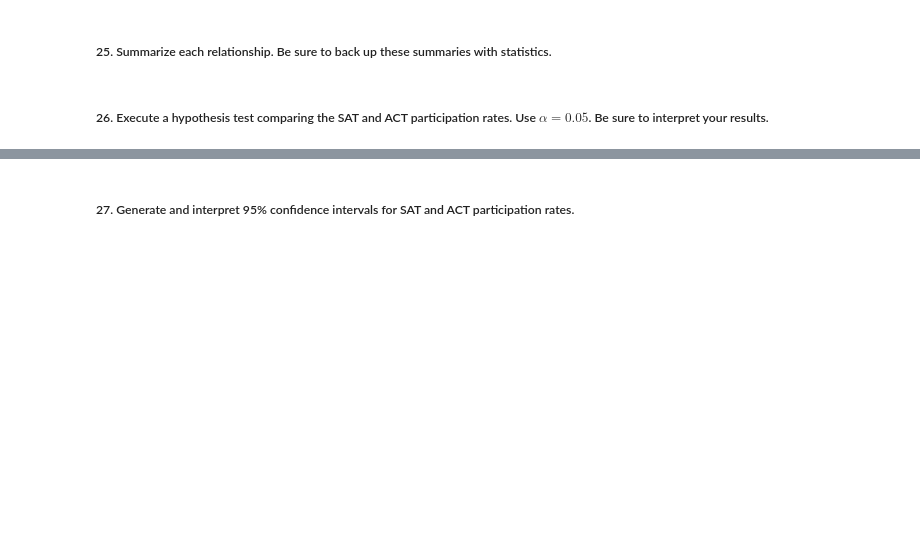
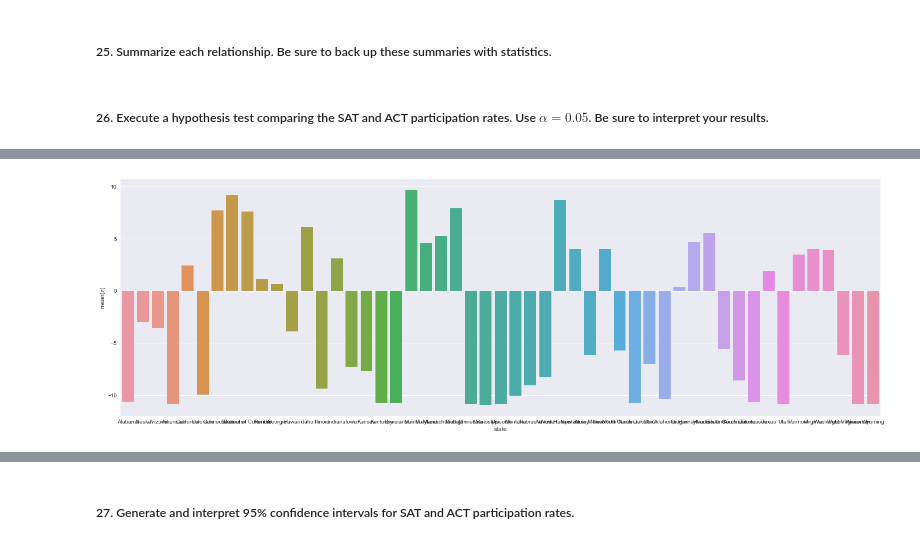
Before and after one commit to helencai62/SAT_participation_project, a Jupyter notebook: code/starter-code.ipynb, the cells around one changed output, grey strips where cells are left out. Saved outputs shown, nothing was run; the diff lists cells and outputs as text; code cells hidden in the pictures; blank space fills up the shorter version.

```diff
--- a/code/starter-code.ipynb
+++ b/code/starter-code.ipynb
@@ -605,0 +583,19 @@ see above in 20)
+# %%
+#mu we are setting to be the null hypothetical difference between SAT and ACT participation rates
+mu = 0
+# %%
+#calculate your test statistic...
+    #test statistic: z-score = (sample_statistic - mu) / (std / (sqrt(n)))
+z_scores = []
+for i in merged_df['state']:
+    sample_statistic = (merged_df['participation_sat']) - (merged_df['participation_act'])
+    mu = 0
+    std = np.std(sample_statistic)
+    n = len(merged_df['state'])
+    z = (sample_statistic - mu) / (std / (np.sqrt(n)))
+    z_scores.append(z)
+
+#z_scores
+# %%
+merged_df['z']=pd.DataFrame(z_scores[0])
+merged_df['z']
@@ -605,0 +620,7 @@ see above in 20)
+# %%
+#plt.hist(merged_df['participation_sat'] - merged_df['participation_act']);
+fig = plt.figure(figsize = (25,8))
+sns.barplot(x=merged_df['state'], y=merged_df['z']);
+#plt.hist(z_scores, bins = 20;
+# %% [output]
+[figure, added]
```
Also changed, not shown: parts of 13 cells of this notebook.
